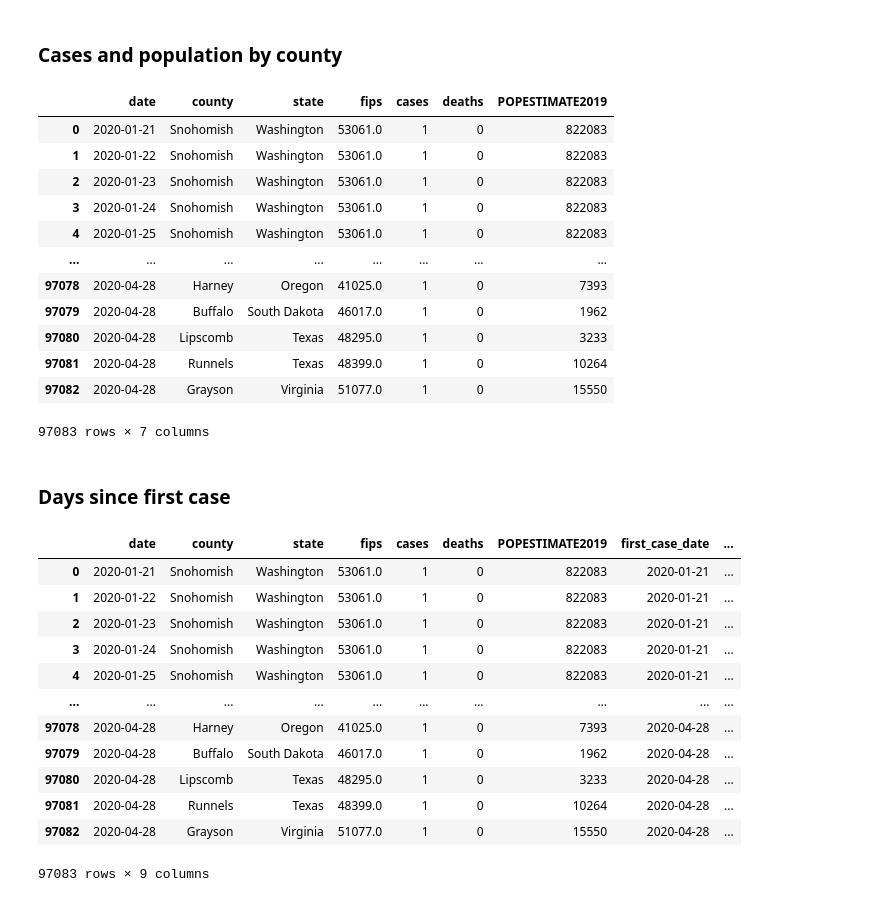
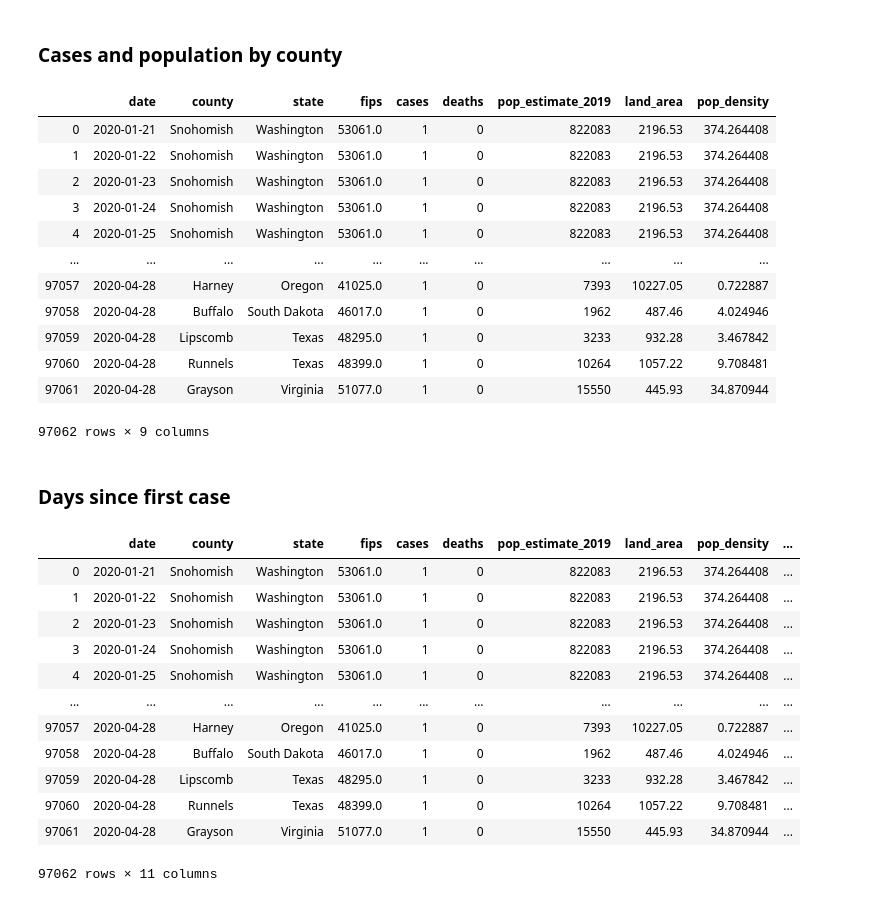
Before and after one commit to annagodin/CS439-Semester-Project, a Jupyter notebook: Coronavirus Project/Coronavirus Data Research.ipynb, the cells around one changed output. Saved outputs shown, nothing was run; the diff lists cells and outputs as text; code cells hidden in the pictures.

Commit message:
pop density done

```diff
--- a/Coronavirus Project/Coronavirus Data Research.ipynb
+++ b/Coronavirus Project/Coronavirus Data Research.ipynb
@@ -731,47 +727,63 @@ def get_fips(state_fips, county_fips):
 
 # using apply function to create a new columnS
 census_counties['fips'] = census_counties.apply(lambda row: get_fips(row.STATE, row.COUNTY), axis = 1)
-# temp contains county covid data and population data
-temp = pd.merge(left=us_counties, right=census_counties[['fips','POPESTIMATE2019']])
 
-temp
+# display(census_counties)
+
+land_area_file_name = "land_area_by_county.csv"
+land_area_by_county = pd.read_csv(land_area_file_name,error_bad_lines=False)
+land_area_by_county=land_area_by_county[['Areaname','STCOU','LND010190D']]
+land_area_by_county=land_area_by_county.rename(columns={'Areaname': 'area_name', 'STCOU': 'fips', 'LND010190D' : 'land_area'})
+# display(land_area_by_county)
+
+combined = pd.merge(census_counties, land_area_by_county, on='fips')
+combined = combined.rename(columns={'POPESTIMATE2019': 'pop_estimate_2019', 'STATE': 'state', 'COUNTY': 'county'})
+combined['pop_density'] = combined['pop_estimate_2019']/combined['land_area']
+# display(combined[combined['fips']==48301])
+
+
+# temp contains county covid data, population data, and pop_density
+temp = pd.merge(left=us_counties, right=combined[['fips','pop_estimate_2019','land_area','pop_density']])
+
+display(temp)
 # %% [output]
-|  | date | county | state | fips | cases | deaths | POPESTIMATE2019 |
-| 0 | 2020-01-21 | Snohomish | Washington | 53061.0 | 1 | 0 | 822083 |
-| 1 | 2020-01-22 | Snohomish | Washington | 53061.0 | 1 | 0 | 822083 |
-| 2 | 2020-01-23 | Snohomish | Washington | 53061.0 | 1 | 0 | 822083 |
-| 3 | 2020-01-24 | Snohomish | Washington | 53061.0 | 1 | 0 | 822083 |
-| 4 | 2020-01-25 | Snohomish | Washington | 53061.0 | 1 | 0 | 822083 |
-| ... | ... | ... | ... | ... | ... | ... | ... |
-| 97078 | 2020-04-28 | Harney | Oregon | 41025.0 | 1 | 0 | 7393 |
-| 97079 | 2020-04-28 | Buffalo | South Dakota | 46017.0 | 1 | 0 | 1962 |
-| 97080 | 2020-04-28 | Lipscomb | Texas | 48295.0 | 1 | 0 | 3233 |
-| 97081 | 2020-04-28 | Runnels | Texas | 48399.0 | 1 | 0 | 10264 |
-| 97082 | 2020-04-28 | Grayson | Virginia | 51077.0 | 1 | 0 | 15550 |
+|  | date | county | state | fips | cases | deaths | pop_estimate_2019 | land_area | pop_density |
+| 0 | 2020-01-21 | Snohomish | Washington | 53061.0 | 1 | 0 | 822083 | 2196.53 | 374.264408 |
+| 1 | 2020-01-22 | Snohomish | Washington | 53061.0 | 1 | 0 | 822083 | 2196.53 | 374.264408 |
+| 2 | 2020-01-23 | Snohomish | Washington | 53061.0 | 1 | 0 | 822083 | 2196.53 | 374.264408 |
+| 3 | 2020-01-24 | Snohomish | Washington | 53061.0 | 1 | 0 | 822083 | 2196.53 | 374.264408 |
+| 4 | 2020-01-25 | Snohomish | Washington | 53061.0 | 1 | 0 | 822083 | 2196.53 | 374.264408 |
+| ... | ... | ... | ... | ... | ... | ... | ... | ... | ... |
+| 97057 | 2020-04-28 | Harney | Oregon | 41025.0 | 1 | 0 | 7393 | 10227.05 | 0.722887 |
+| 97058 | 2020-04-28 | Buffalo | South Dakota | 46017.0 | 1 | 0 | 1962 | 487.46 | 4.024946 |
+| 97059 | 2020-04-28 | Lipscomb | Texas | 48295.0 | 1 | 0 | 3233 | 932.28 | 3.467842 |
+| 97060 | 2020-04-28 | Runnels | Texas | 48399.0 | 1 | 0 | 10264 | 1057.22 | 9.708481 |
+| 97061 | 2020-04-28 | Grayson | Virginia | 51077.0 | 1 | 0 | 15550 | 445.93 | 34.870944 |
-97083 rows × 7 columns
+97062 rows × 9 columns
 # %% [markdown]
 ### Days since first case
 # %%
 counties = temp.groupby(["fips"])
 column_names = ["fips", "first_case_date","days_since_first_case"]
 first_case_dates_by_county = pd.DataFrame(columns = column_names)
 
 temp['first_case_date'] = counties['date'].transform('min')
 
 temp['days_since_first_case'] = temp['first_case_date'].apply(lambda x: (datetime.date(datetime.now()) - datetime.strptime(x, '%Y-%m-%d').date()).days)
+pd.set_option("display.max_rows", 999)
 
-temp
+display(temp)
 # %% [output]
-|  | date | county | state | fips | cases | deaths | POPESTIMATE2019 | first_case_date | ... |
-| 0 | 2020-01-21 | Snohomish | Washington | 53061.0 | 1 | 0 | 822083 | 2020-01-21 | ... |
-| 1 | 2020-01-22 | Snohomish | Washington | 53061.0 | 1 | 0 | 822083 | 2020-01-21 | ... |
-| 2 | 2020-01-23 | Snohomish | Washington | 53061.0 | 1 | 0 | 822083 | 2020-01-21 | ... |
-| 3 | 2020-01-24 | Snohomish | Washington | 53061.0 | 1 | 0 | 822083 | 2020-01-21 | ... |
-| 4 | 2020-01-25 | Snohomish | Washington | 53061.0 | 1 | 0 | 822083 | 2020-01-21 | ... |
-| ... | ... | ... | ... | ... | ... | ... | ... | ... | ... |
-| 97078 | 2020-04-28 | Harney | Oregon | 41025.0 | 1 | 0 | 7393 | 2020-04-28 | ... |
-| 97079 | 2020-04-28 | Buffalo | South Dakota | 46017.0 | 1 | 0 | 1962 | 2020-04-28 | ... |
-| 97080 | 2020-04-28 | Lipscomb | Texas | 48295.0 | 1 | 0 | 3233 | 2020-04-28 | ... |
-| 97081 | 2020-04-28 | Runnels | Texas | 48399.0 | 1 | 0 | 10264 | 2020-04-28 | ... |
-| 97082 | 2020-04-28 | Grayson | Virginia | 51077.0 | 1 | 0 | 15550 | 2020-04-28 | ... |
+|  | date | county | state | fips | cases | deaths | pop_estimate_2019 | land_area | pop_density | ... |
+| 0 | 2020-01-21 | Snohomish | Washington | 53061.0 | 1 | 0 | 822083 | 2196.53 | 374.264408 | ... |
+| 1 | 2020-01-22 | Snohomish | Washington | 53061.0 | 1 | 0 | 822083 | 2196.53 | 374.264408 | ... |
+| 2 | 2020-01-23 | Snohomish | Washington | 53061.0 | 1 | 0 | 822083 | 2196.53 | 374.264408 | ... |
+| 3 | 2020-01-24 | Snohomish | Washington | 53061.0 | 1 | 0 | 822083 | 2196.53 | 374.264408 | ... |
+| 4 | 2020-01-25 | Snohomish | Washington | 53061.0 | 1 | 0 | 822083 | 2196.53 | 374.264408 | ... |
+| ... | ... | ... | ... | ... | ... | ... | ... | ... | ... | ... |
+| 97057 | 2020-04-28 | Harney | Oregon | 41025.0 | 1 | 0 | 7393 | 10227.05 | 0.722887 | ... |
+| 97058 | 2020-04-28 | Buffalo | South Dakota | 46017.0 | 1 | 0 | 1962 | 487.46 | 4.024946 | ... |
+| 97059 | 2020-04-28 | Lipscomb | Texas | 48295.0 | 1 | 0 | 3233 | 932.28 | 3.467842 | ... |
+| 97060 | 2020-04-28 | Runnels | Texas | 48399.0 | 1 | 0 | 10264 | 1057.22 | 9.708481 | ... |
+| 97061 | 2020-04-28 | Grayson | Virginia | 51077.0 | 1 | 0 | 15550 | 445.93 | 34.870944 | ... |
-97083 rows × 9 columns
+97062 rows × 11 columns
```
Also changed, not shown: parts of 4 cells of this notebook, 2 other files.
